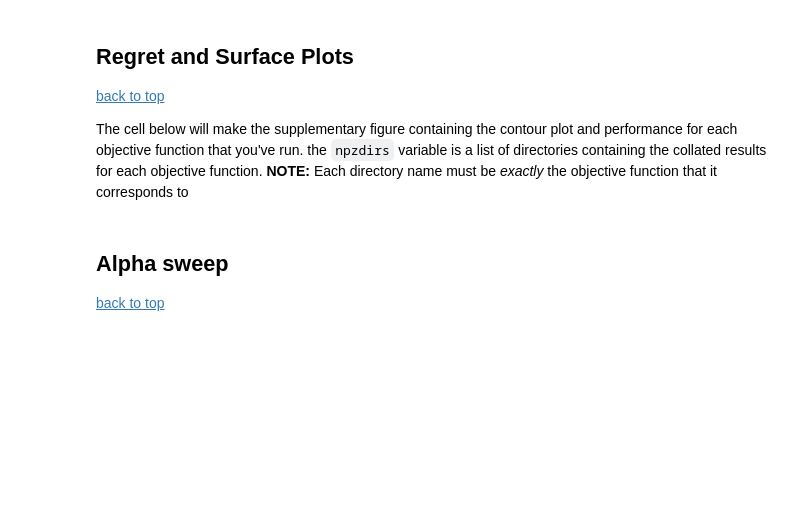
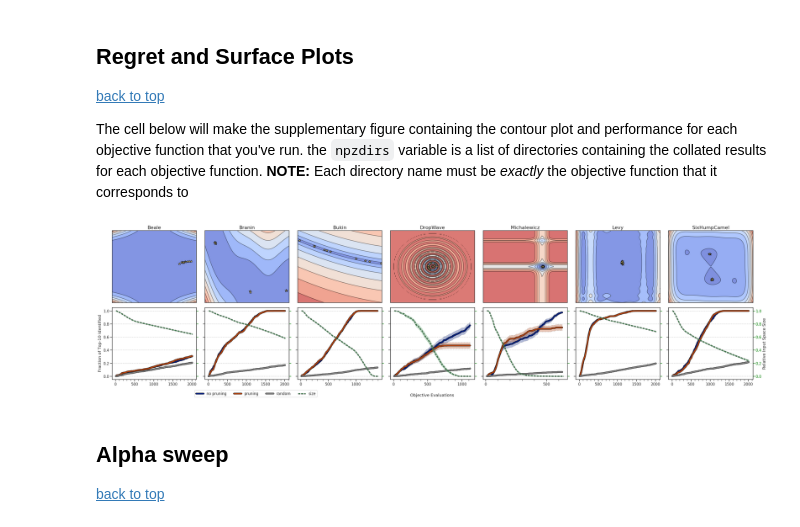
Before and after one commit to coleygroup/dsp, a Jupyter notebook: notebooks/figs.ipynb, the cells around one changed output. Drawn from its saved outputs; the diff is of its cells as text; code cells hidden in the pictures; blank space fills up the shorter version.

```diff
--- a/notebooks/figs.ipynb
+++ b/notebooks/figs.ipynb
@@ -602,42 +601,46 @@ for i, (obj, npzdir) in enumerate(zip(objs, npzdirs)):
     handles.append(plot_size_H(ax2, H, q, Y_prune.shape[1] // q))
     axs_2.append(ax2)
 
+    ax1.set_ylim(-0.05, 1.05)
+    ax2.set_ylim(ax1.get_ylim())
+    ax1.grid(True, axis="y", ls="--")
+
     ax1.xaxis.set_major_locator(MultipleLocator(500))
     ax1.xaxis.set_minor_locator(MultipleLocator(100))
     ax1.tick_params(axis="x", which="both", direction="out", bottom=True)
 
 for ax1 in axs[1][1:]:
     ax1.sharey(axs[1][0])
     ax1.tick_params('y', labelleft=False)
 
 for ax2 in axs_2[:-1]:
     ax2.sharey(axs_2[-1])
     ax2.tick_params('y', labelright=False, colors='green')
 
-axs[1][0].set_ylim(-0.05,1.05)
-axs_2[-1].set_ylim(-0.05, 1.05)
+# axs[1][0].set_ylim(-0.05,1.05)
+# axs_2[-1].set_ylim(-0.05, 1.05)
 
 axs_2[-1].tick_params('y', colors='green')
 
-handles1, labels1 = ax1.get_legend_handles_labels()
-handles2, labels2 = ax2.get_legend_handles_labels()
 fig.legend(
     handles=handles,
     ncol=4,
     bbox_to_anchor=(0.24, 0),
     loc="lower center",
 )
 
 fig.supxlabel("Objective Evaluations", fontsize=18)
 axs[1][0].set_ylabel(r"Fraction of Top-$10$ Identified")
 axs_2[-1].set_ylabel("Relative Input Space Size")
 
 fig.tight_layout()
 fig.subplots_adjust(wspace=0.1, hspace=0.07)
 
 # fig.text(0.05, 0.96, "A", size="large", weight="bold")
 # fig.text(0.28, 0.96, "B", size="large", weight="bold")
 # fig.text(0.512, 0.96, "C", size="large", weight="bold")
 # fig.text(0.7425, 0.96, "D", size="large", weight="bold")
+# %% [output]
+[figure, added]
 # %%
 fig.savefig("../figures/all-objs-regret+surface.pdf", dpi=400, bbox_inches="tight")
```
Also changed, not shown: parts of 4 cells of this notebook.
